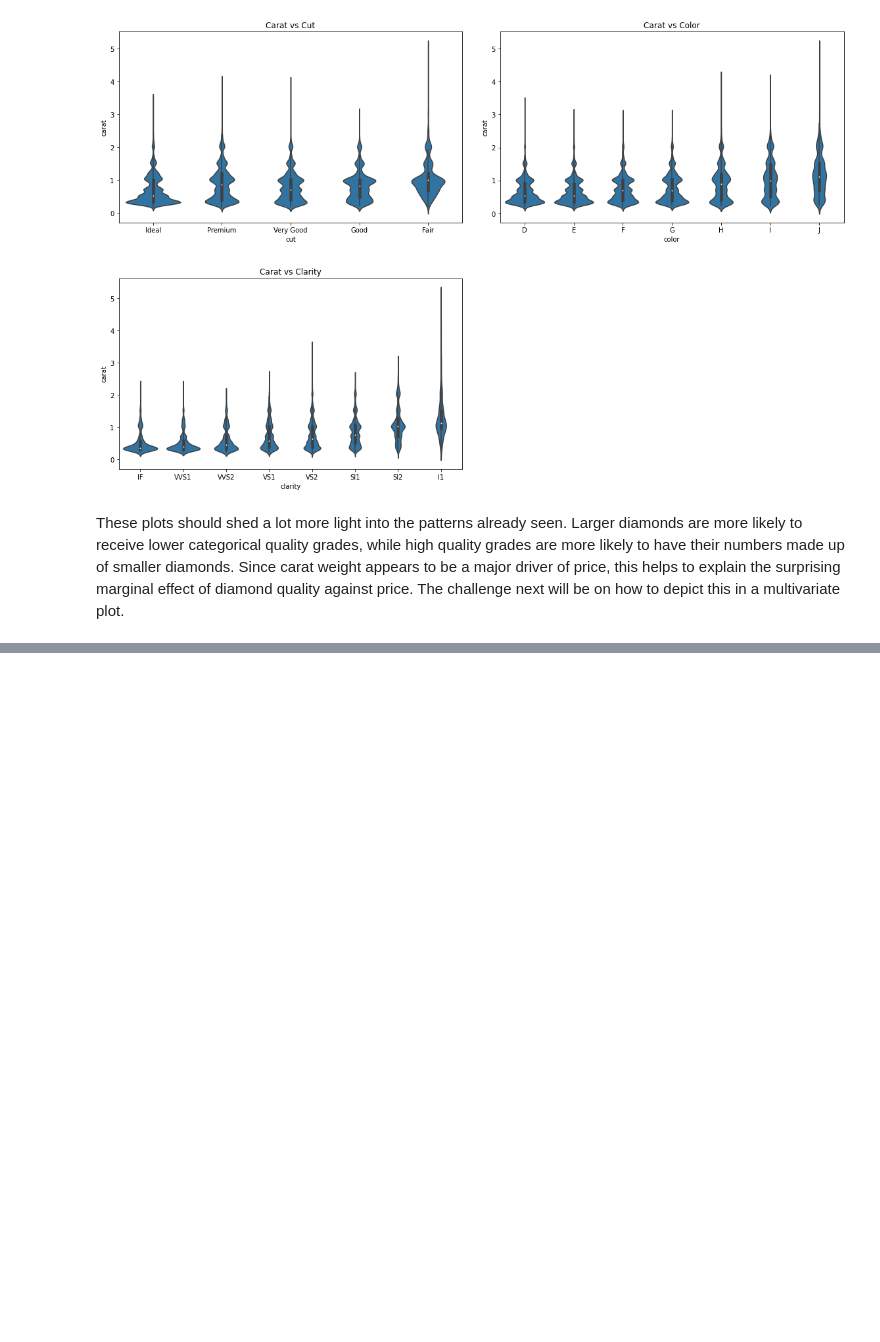
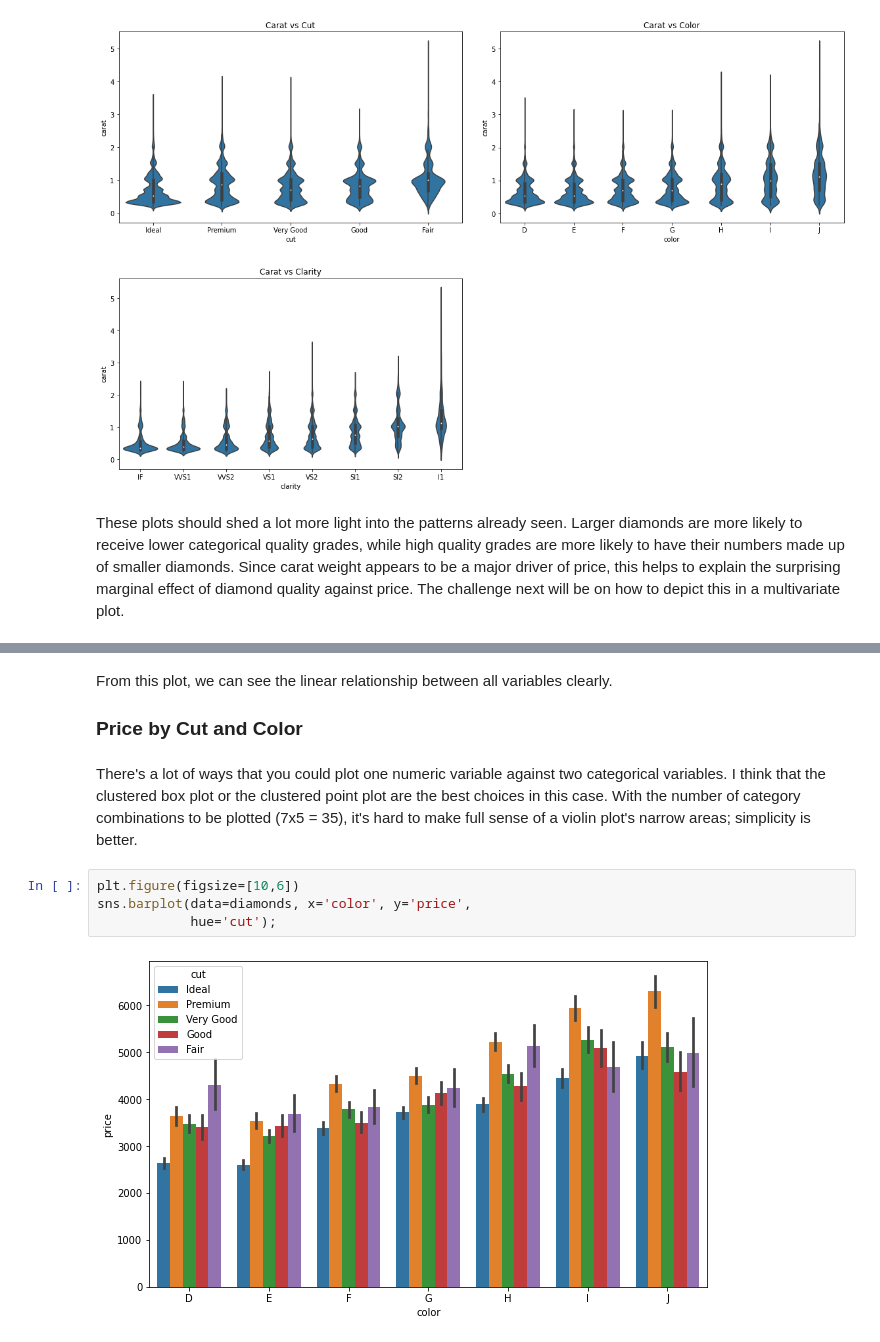
Before and after one commit to EsosaOrumwese/ALX-T-Nanodegree, a Jupyter notebook: Data Analytics/3. Data Visualization/diamondprice_EDA casestudy.ipynb, the cells around one changed output, grey strips where cells are left out. Cells and saved outputs as stored; diff of their text form; blank space fills up the shorter version.

```diff
--- a/Data Analytics/3. Data Visualization/diamondprice_EDA casestudy.ipynb
+++ b/Data Analytics/3. Data Visualization/diamondprice_EDA casestudy.ipynb
@@ -434,0 +499,12 @@ These plots should shed a lot more light into the patterns already seen. Larger
+# %% [markdown]
+From this plot, we can see the linear relationship between all variables clearly.
+
+### Price by Cut and Color
+# %% [markdown]
+There's a lot of ways that you could plot one numeric variable against two categorical variables. I think that the clustered box plot or the clustered point plot are the best choices in this case. With the number of category combinations to be plotted (7x5 = 35), it's hard to make full sense of a violin plot's narrow areas; simplicity is better.
+# %%
+plt.figure(figsize=[10,6])
+sns.barplot(data=diamonds, x='color', y='price',
+            hue='cut');
+# %% [output]
+[figure, added]
```
Also changed, not shown: parts of 12 cells of this notebook.
